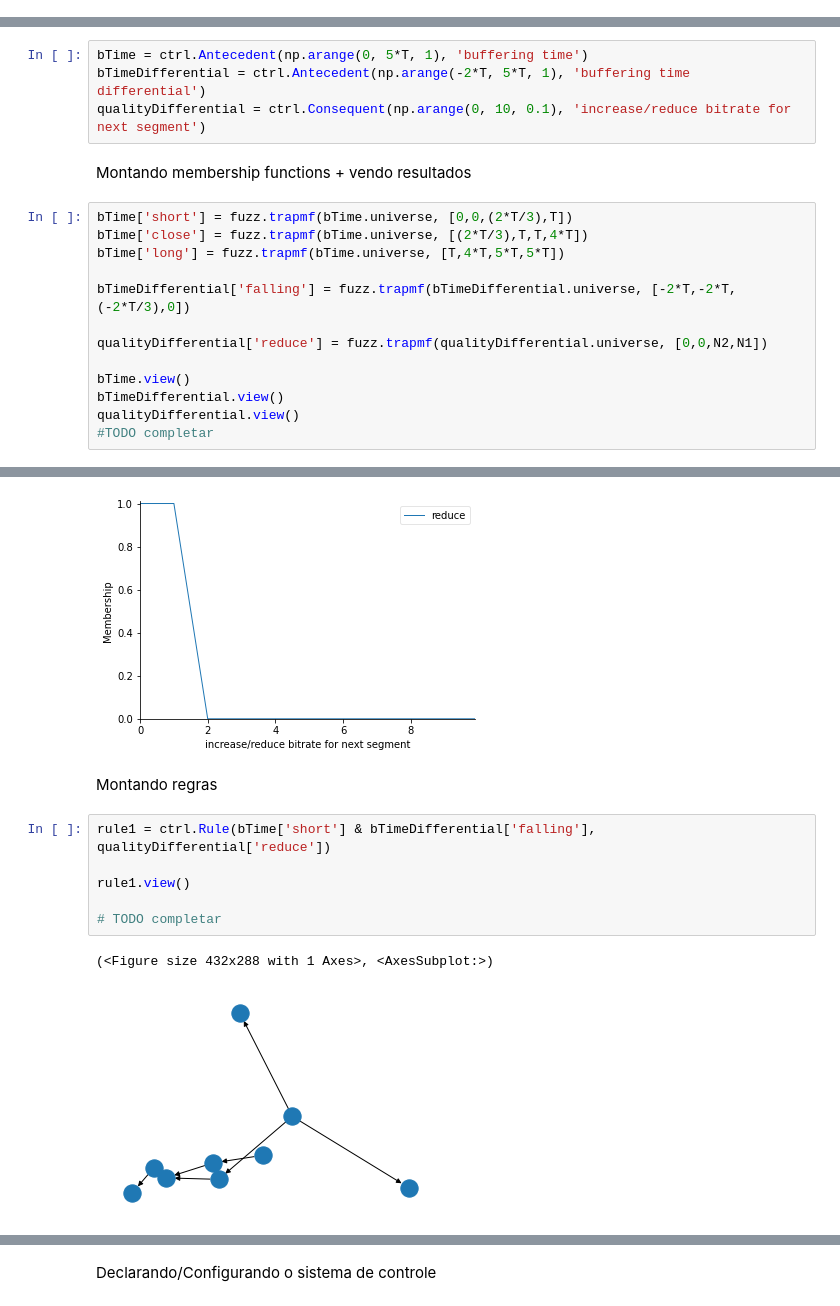
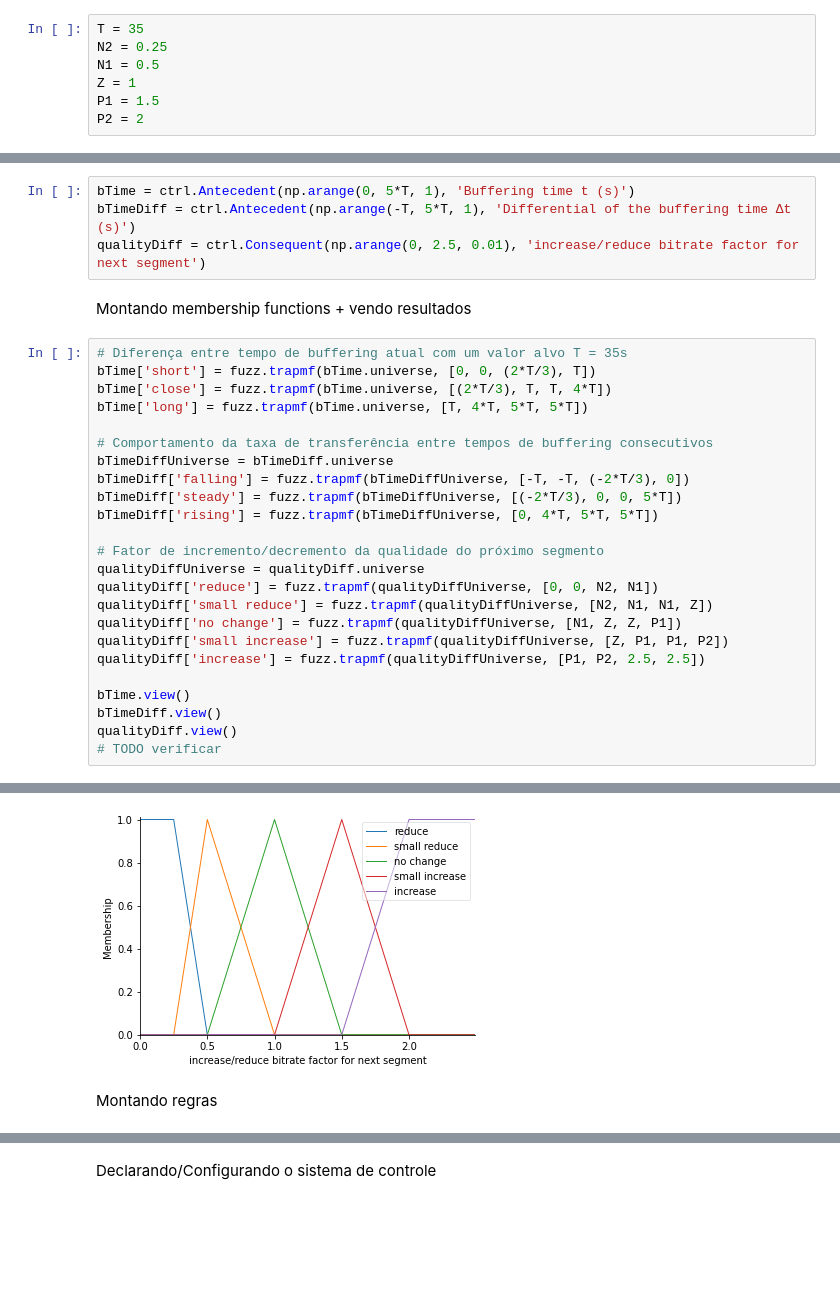
Before and after one commit to capelaum/TR2-ABR-Algorithm, a Jupyter notebook: FuzzyExample/FuzzyExample.ipynb, the cells around one changed output, grey strips where cells are left out. Cells and saved outputs as stored; diff of their text form; blank space fills up the shorter version.

```diff
--- a/FuzzyExample/FuzzyExample.ipynb
+++ b/FuzzyExample/FuzzyExample.ipynb
@@ -16,22 +9,40 @@ P2 = 10
+# %%
+T = 35
+N2 = 0.25
+N1 = 0.5
+Z = 1
+P1 = 1.5
+P2 = 2
 # %% [markdown]
 Declarando antecedentes e consequentes (universos)
 # %%
-bTime = ctrl.Antecedent(np.arange(0, 5*T, 1), 'buffering time')
-bTimeDifferential = ctrl.Antecedent(np.arange(-2*T, 5*T, 1), 'buffering time differential')
-qualityDifferential = ctrl.Consequent(np.arange(0, 10, 0.1), 'increase/reduce bitrate for next segment')
+bTime = ctrl.Antecedent(np.arange(0, 5*T, 1), 'Buffering time t (s)')
+bTimeDiff = ctrl.Antecedent(np.arange(-T, 5*T, 1), 'Differential of the buffering time Δt (s)')
+qualityDiff = ctrl.Consequent(np.arange(0, 2.5, 0.01), 'increase/reduce bitrate factor for next segment')
 # %% [markdown]
 Montando membership functions + vendo resultados
 # %%
-bTime['short'] = fuzz.trapmf(bTime.universe, [0,0,(2*T/3),T])
-bTime['close'] = fuzz.trapmf(bTime.universe, [(2*T/3),T,T,4*T])
-bTime['long'] = fuzz.trapmf(bTime.universe, [T,4*T,5*T,5*T])
+# Diferença entre tempo de buffering atual com um valor alvo T = 35s
+bTime['short'] = fuzz.trapmf(bTime.universe, [0, 0, (2*T/3), T])
+bTime['close'] = fuzz.trapmf(bTime.universe, [(2*T/3), T, T, 4*T])
+bTime['long'] = fuzz.trapmf(bTime.universe, [T, 4*T, 5*T, 5*T])
 
-bTimeDifferential['falling'] = fuzz.trapmf(bTimeDifferential.universe, [-2*T,-2*T,(-2*T/3),0])
+# Comportamento da taxa de transferência entre tempos de buffering consecutivos
+bTimeDiffUniverse = bTimeDiff.universe
+bTimeDiff['falling'] = fuzz.trapmf(bTimeDiffUniverse, [-T, -T, (-2*T/3), 0])
+bTimeDiff['steady'] = fuzz.trapmf(bTimeDiffUniverse, [(-2*T/3), 0, 0, 5*T])
+bTimeDiff['rising'] = fuzz.trapmf(bTimeDiffUniverse, [0, 4*T, 5*T, 5*T])
 
-qualityDifferential['reduce'] = fuzz.trapmf(qualityDifferential.universe, [0,0,N2,N1])
+# Fator de incremento/decremento da qualidade do próximo segmento
+qualityDiffUniverse = qualityDiff.universe
+qualityDiff['reduce'] = fuzz.trapmf(qualityDiffUniverse, [0, 0, N2, N1])
+qualityDiff['small reduce'] = fuzz.trapmf(qualityDiffUniverse, [N2, N1, N1, Z])
+qualityDiff['no change'] = fuzz.trapmf(qualityDiffUniverse, [N1, Z, Z, P1])
+qualityDiff['small increase'] = fuzz.trapmf(qualityDiffUniverse, [Z, P1, P1, P2])
+qualityDiff['increase'] = fuzz.trapmf(qualityDiffUniverse, [P1, P2, 2.5, 2.5])
 
 bTime.view()
-bTimeDifferential.view()
-qualityDifferential.view()
-#TODO completar
+bTimeDiff.view()
+qualityDiff.view()
+# TODO verificar
 # %% [output]
@@ -40,12 +51,3 @@ qualityDifferential.view()
-[figure, old version]
+[figure, new version]
 # %% [markdown]
 Montando regras
-# %%
-rule1 = ctrl.Rule(bTime['short'] & bTimeDifferential['falling'], qualityDifferential['reduce'])
-
-rule1.view()
-
-# TODO completar
-# %% [output]
-(<Figure size 432x288 with 1 Axes>, <AxesSubplot:>)
-[figure, removed]
```
Also changed, not shown: parts of 6 cells of this notebook, 1 other file.
